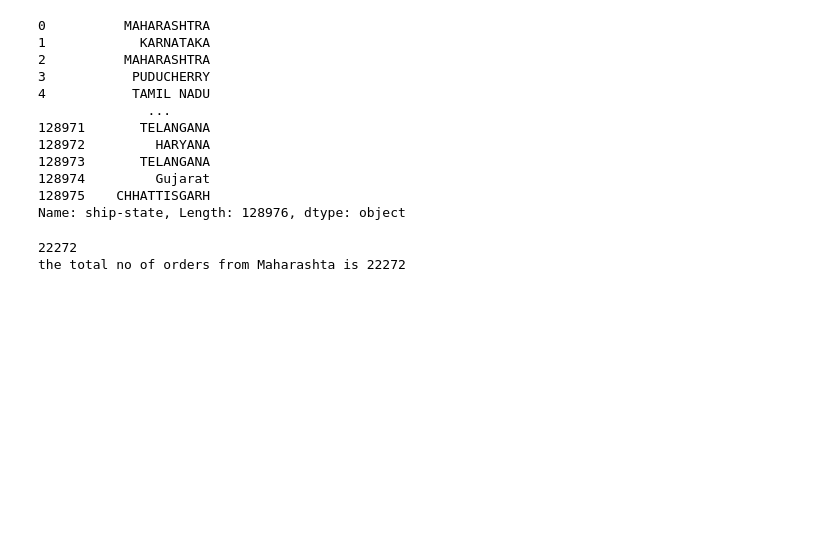
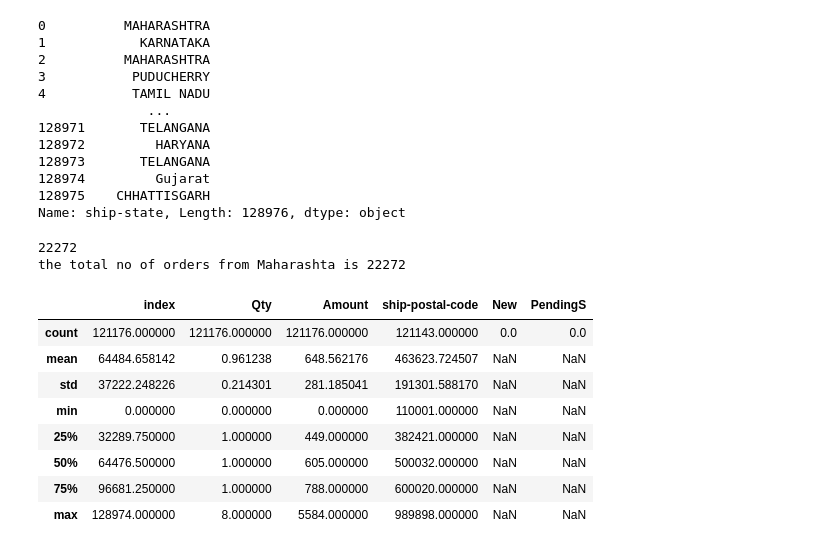
Before and after one commit to Madhavshharma/Data-analysis-Project, a Jupyter notebook: analysis.ipynb, the cells around one changed output. Cells and saved outputs as stored; diff of their text form; code cells hidden in the pictures; blank space fills up the shorter version.

```diff
--- a/analysis.ipynb
+++ b/analysis.ipynb
@@ -381,3 +381,15 @@ print("the total no of orders from Maharashta is",c)
 # %% [output]
 22272
 the total no of orders from Maharashta is 22272
+# %%
+updated_data.describe()
+# %% [output]
+|  | index | Qty | Amount | ship-postal-code | New | PendingS |
+| count | 121176.000000 | 121176.000000 | 121176.000000 | 121143.000000 | 0.0 | 0.0 |
+| mean | 64484.658142 | 0.961238 | 648.562176 | 463623.724507 | NaN | NaN |
+| std | 37222.248226 | 0.214301 | 281.185041 | 191301.588170 | NaN | NaN |
+| min | 0.000000 | 0.000000 | 0.000000 | 110001.000000 | NaN | NaN |
+| 25% | 32289.750000 | 1.000000 | 449.000000 | 382421.000000 | NaN | NaN |
+| 50% | 64476.500000 | 1.000000 | 605.000000 | 500032.000000 | NaN | NaN |
+| 75% | 96681.250000 | 1.000000 | 788.000000 | 600020.000000 | NaN | NaN |
+| max | 128974.000000 | 8.000000 | 5584.000000 | 989898.000000 | NaN | NaN |
```
Also changed, not shown: parts of 22 cells of this notebook.
